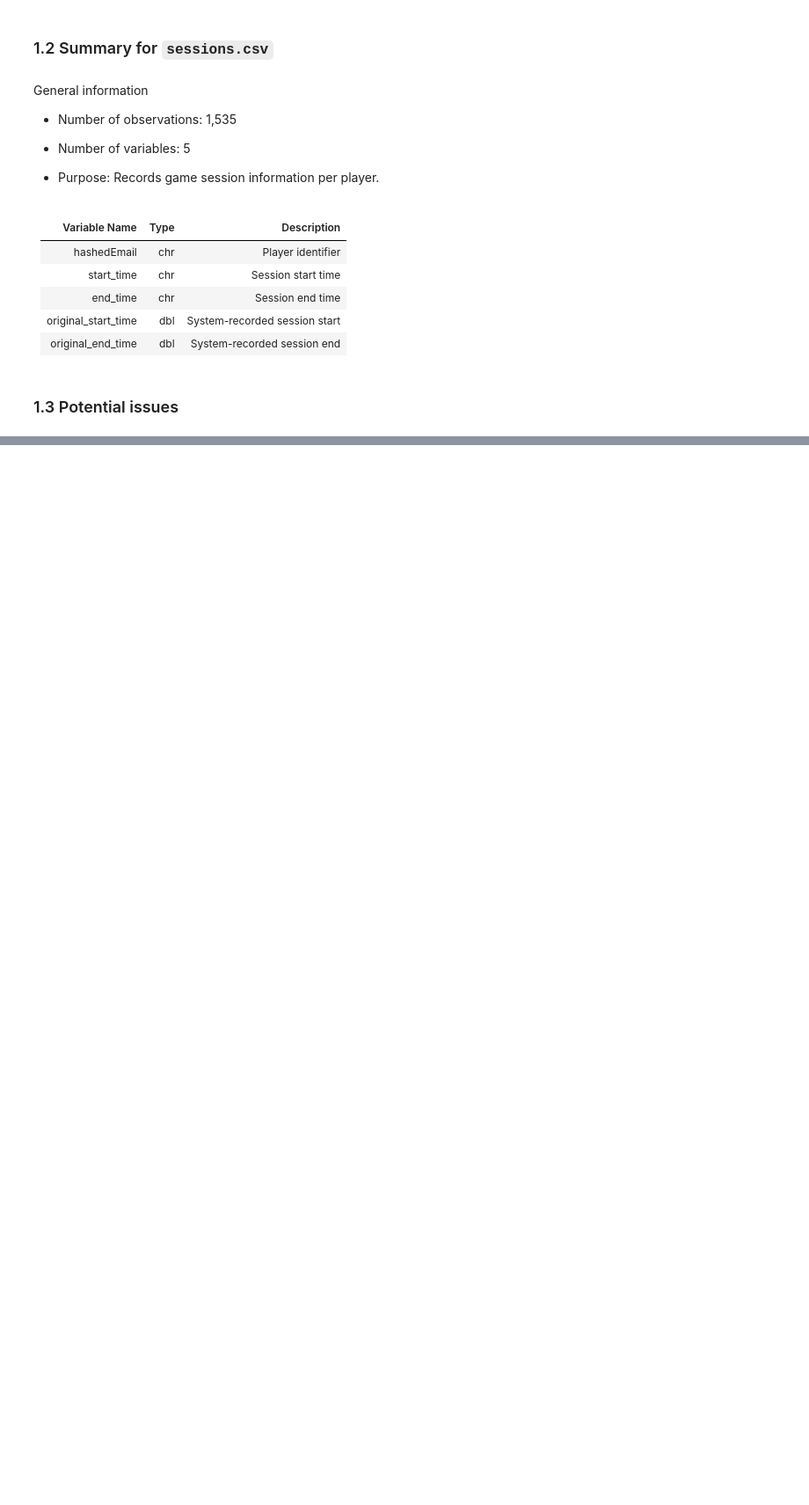
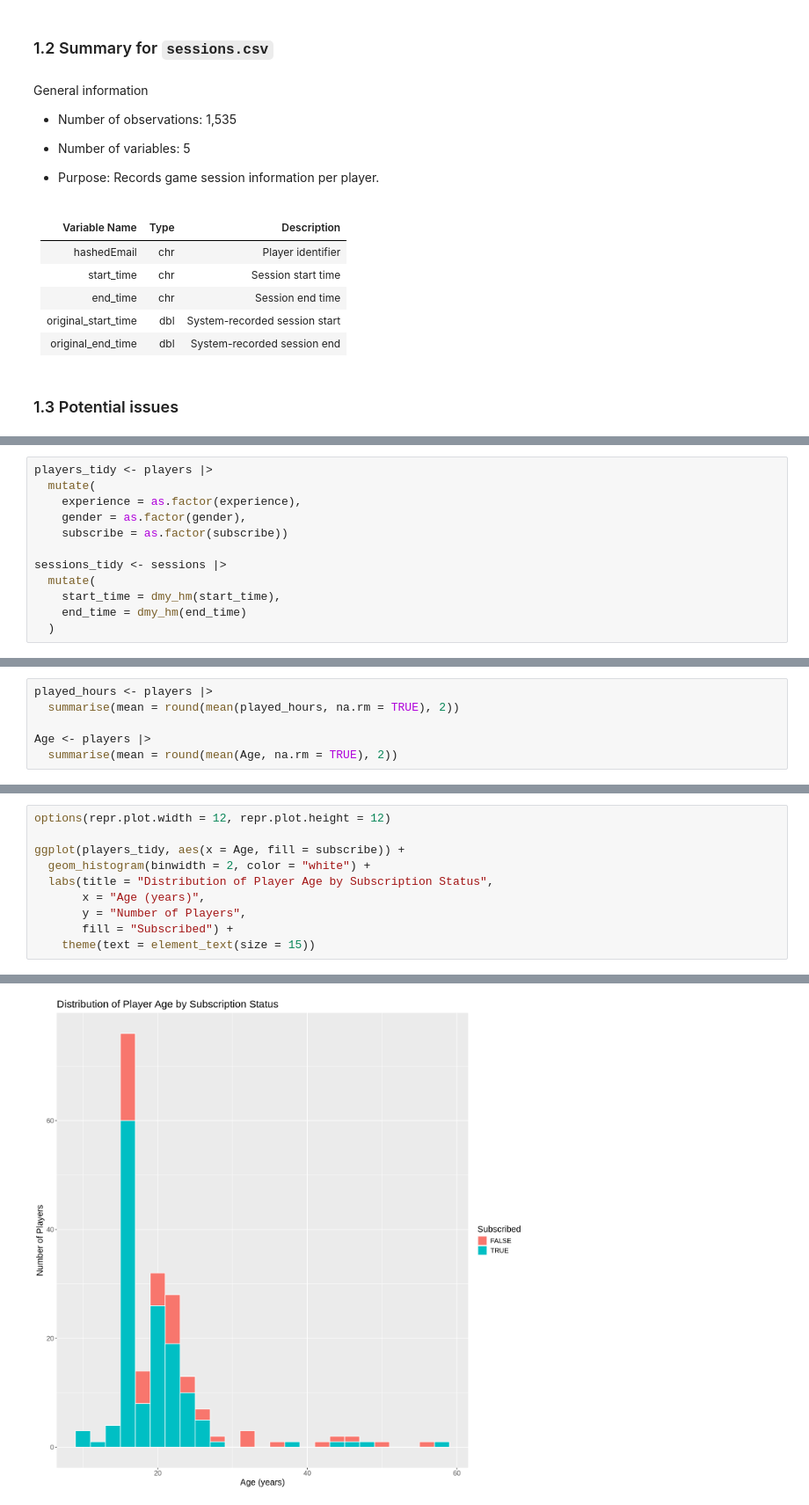
Before and after one commit to Zncufeauag1/DSCI-Project-Plan, a Jupyter notebook: Project Plan.ipynb, the cells around one changed output, grey strips where cells are left out. Shown at 88% size. Cells and saved outputs as stored; diff of their text form; blank space fills up the shorter version.

Commit message:
Add a title, finish visuallization part

```diff
--- a/Project Plan.ipynb
+++ b/Project Plan.ipynb
@@ -121,0 +104,12 @@ General information
+# %%
+players_tidy <- players |>
+  mutate(
+    experience = as.factor(experience),
+    gender = as.factor(gender),
+    subscribe = as.factor(subscribe))
+
+sessions_tidy <- sessions |>
+  mutate(
+    start_time = dmy_hm(start_time),
+    end_time = dmy_hm(end_time)
+  )
@@ -121,0 +118,6 @@ General information
+# %%
+played_hours <- players |>
+  summarise(mean = round(mean(played_hours, na.rm = TRUE), 2))
+
+Age <- players |>
+  summarise(mean = round(mean(Age, na.rm = TRUE), 2))
@@ -121,0 +131,11 @@ General information
+# %%
+options(repr.plot.width = 12, repr.plot.height = 12)
+
+ggplot(players_tidy, aes(x = Age, fill = subscribe)) +
+  geom_histogram(binwidth = 2, color = "white") +
+  labs(title = "Distribution of Player Age by Subscription Status",
+       x = "Age (years)",
+       y = "Number of Players",
+       fill = "Subscribed") +
+    theme(text = element_text(size = 15))
+# %% [output]
@@ -121,0 +144 @@ General information
+[figure, added]
```
Also changed, not shown: parts of 19 cells of this notebook.
